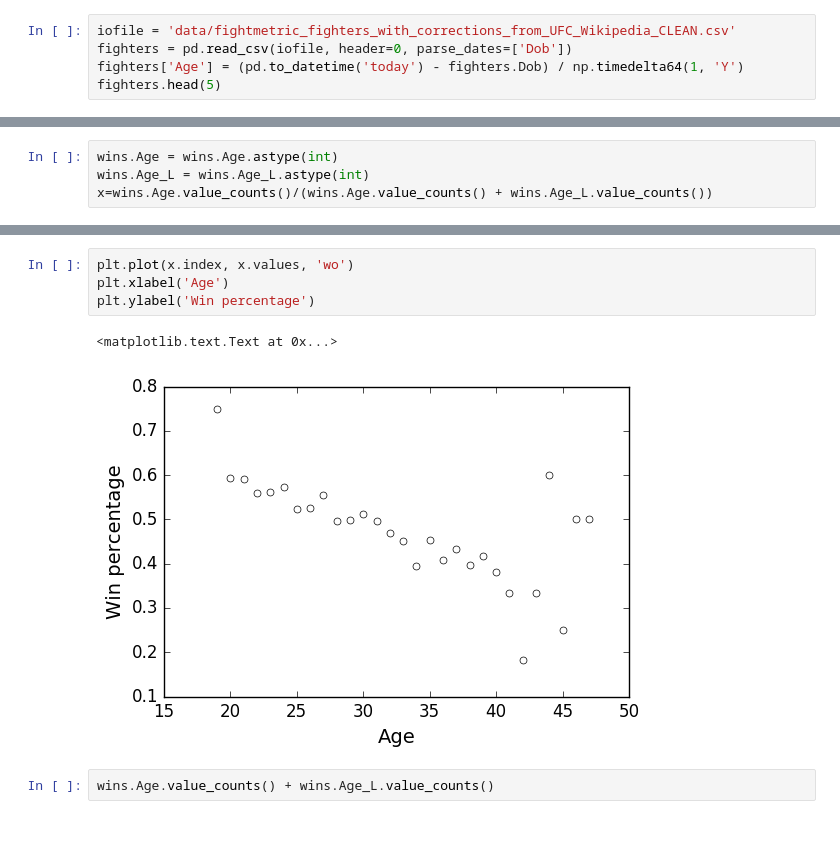
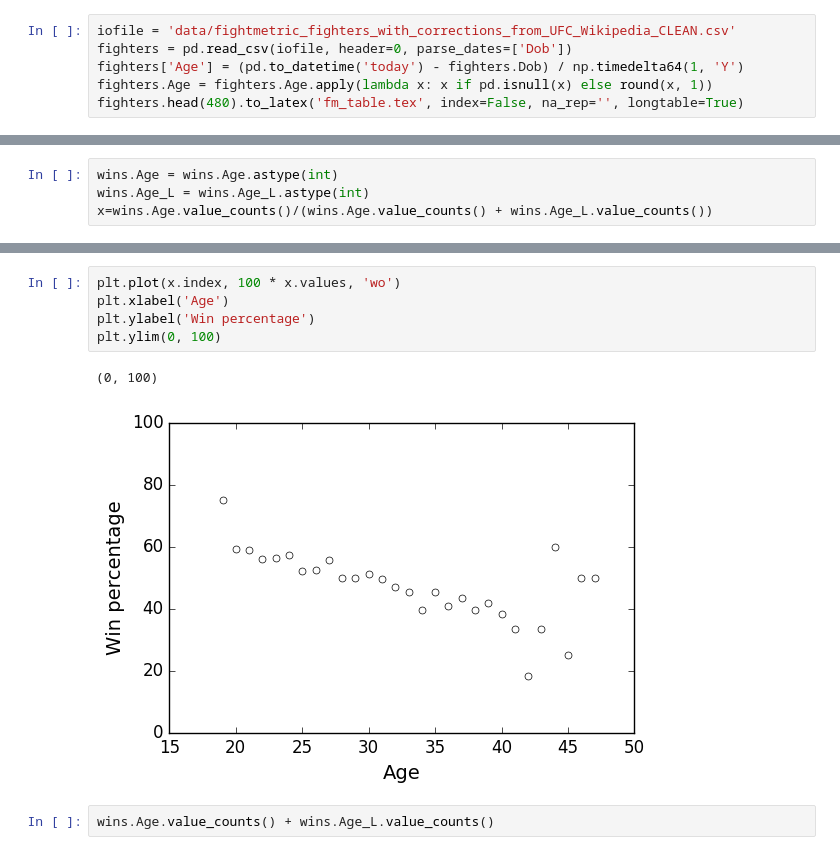
Before and after one commit to jhalverson/data_science, a Jupyter notebook: misc/mma_analytics/part4_winning_percentage.ipynb, the cells around one changed output, grey strips where cells are left out. Cells and saved outputs as stored; diff of their text form.

```diff
--- a/misc/mma_analytics/part4_winning_percentage.ipynb
+++ b/misc/mma_analytics/part4_winning_percentage.ipynb
@@ -27,5 +40,6 @@ fights.shape
 iofile = 'data/fightmetric_fighters_with_corrections_from_UFC_Wikipedia_CLEAN.csv'
 fighters = pd.read_csv(iofile, header=0, parse_dates=['Dob'])
 fighters['Age'] = (pd.to_datetime('today') - fighters.Dob) / np.timedelta64(1, 'Y')
-fighters.head(5)
+fighters.Age = fighters.Age.apply(lambda x: x if pd.isnull(x) else round(x, 1))
+fighters.head(480).to_latex('fm_table.tex', index=False, na_rep='', longtable=True)
 # %% [output]
@@ -154,10 +183,11 @@ x=wins.Age.value_counts()/(wins.Age.value_counts() + wins.Age_L.value_counts())
 # %%
-plt.plot(x.index, x.values, 'wo')
+plt.plot(x.index, 100 * x.values, 'wo')
 plt.xlabel('Age')
 plt.ylabel('Win percentage')
+plt.ylim(0, 100)
 # %% [output]
-<matplotlib.text.Text at 0x...>
+(0, 100)
-[figure, old version]
+[figure, new version]
 # %%
 wins.Age.value_counts() + wins.Age_L.value_counts()
 # %% [output]
```
Also changed, not shown: parts of 9 cells of this notebook.
